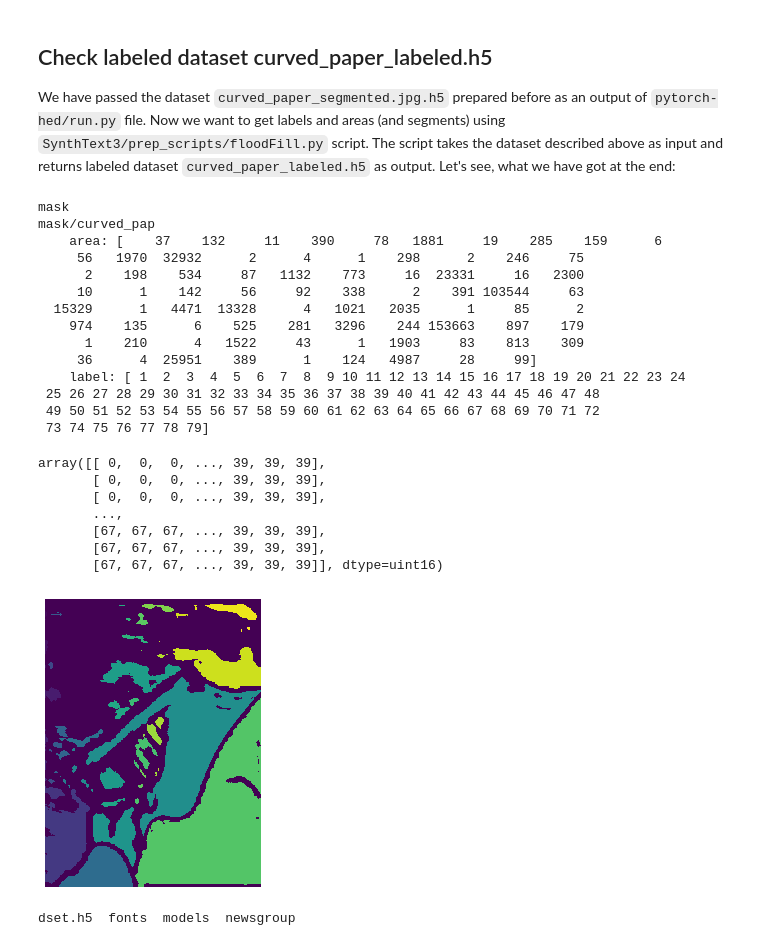
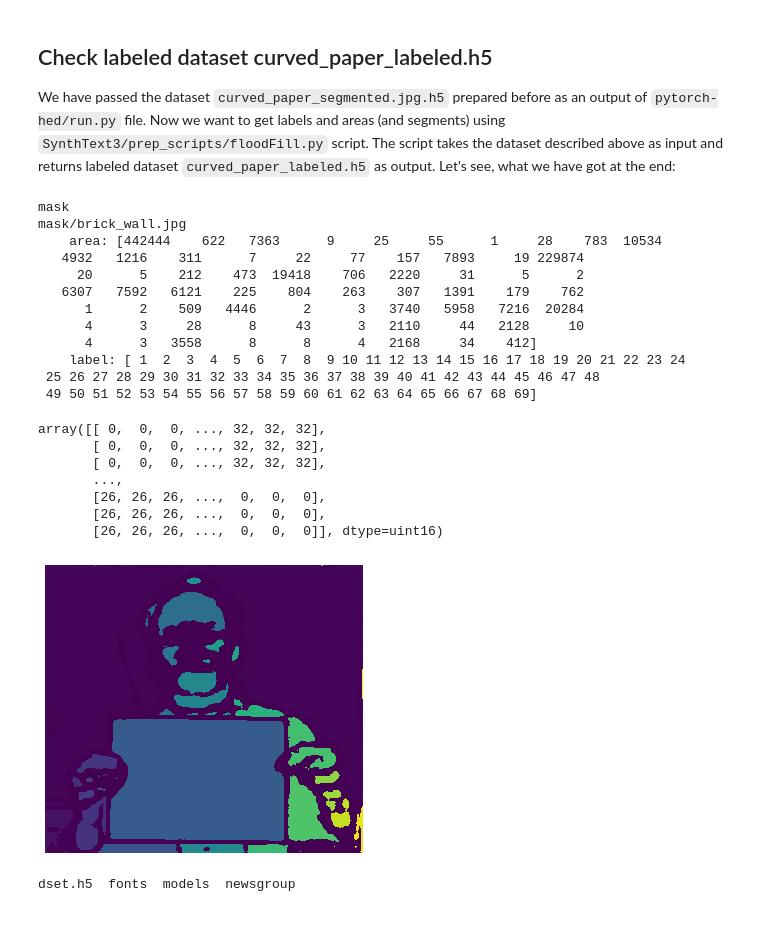
Before and after one commit to Yozh2/SynthText, a Jupyter notebook: analysis/dataset_examination.ipynb, the cells around one changed output. Cells and saved outputs as stored; diff of their text form; code cells hidden in the pictures.

```diff
--- a/analysis/dataset_examination.ipynb
+++ b/analysis/dataset_examination.ipynb
@@ -161,48 +167,46 @@ We have passed the dataset `curved_paper_segmented.jpg.h5` prepared before as an
 # %%
 labels_file = h5py.File('../data/images/labels/labels.h5', 'r')
 labels_file.visititems(print_attrs)
-labels_file['mask/curved_pap'][:][400:500, 400:500]
+labels_file['mask/brick_wall.jpg'][:][400:500, 400:500]
 # %% [output]
 mask
-mask/curved_pap
-    area: [    37    132     11    390     78   1881     19    285    159      6
-     56   1970  32932      2      4      1    298      2    246     75
-      2    198    534     87   1132    773     16  23331     16   2300
-     10      1    142     56     92    338      2    391 103544     63
-  15329      1   4471  13328      4   1021   2035      1     85      2
-    974    135      6    525    281   3296    244 153663    897    179
-      1    210      4   1522     43      1   1903     83    813    309
-     36      4  25951    389      1    124   4987     28     99]
+mask/brick_wall.jpg
+    area: [442444    622   7363      9     25     55      1     28    783  10534
+   4932   1216    311      7     22     77    157   7893     19 229874
+     20      5    212    473  19418    706   2220     31      5      2
+   6307   7592   6121    225    804    263    307   1391    179    762
+      1      2    509   4446      2      3   3740   5958   7216  20284
+      4      3     28      8     43      3   2110     44   2128     10
+      4      3   3558      8      8      4   2168     34    412]
     label: [ 1  2  3  4  5  6  7  8  9 10 11 12 13 14 15 16 17 18 19 20 21 22 23 24
  25 26 27 28 29 30 31 32 33 34 35 36 37 38 39 40 41 42 43 44 45 46 47 48
- 49 50 51 52 53 54 55 56 57 58 59 60 61 62 63 64 65 66 67 68 69 70 71 72
- 73 74 75 76 77 78 79]
+ 49 50 51 52 53 54 55 56 57 58 59 60 61 62 63 64 65 66 67 68 69]
-array([[ 0,  0,  0, ..., 39, 39, 39],
-       [ 0,  0,  0, ..., 39, 39, 39],
-       [ 0,  0,  0, ..., 39, 39, 39],
+array([[ 0,  0,  0, ..., 32, 32, 32],
+       [ 0,  0,  0, ..., 32, 32, 32],
+       [ 0,  0,  0, ..., 32, 32, 32],
        ...,
-       [67, 67, 67, ..., 39, 39, 39],
-       [67, 67, 67, ..., 39, 39, 39],
-       [67, 67, 67, ..., 39, 39, 39]], dtype=uint16)
+       [26, 26, 26, ...,  0,  0,  0],
+       [26, 26, 26, ...,  0,  0,  0],
+       [26, 26, 26, ...,  0,  0,  0]], dtype=uint16)
 # %%
 # Check the segmentation image
-pixels = labels_file['mask/curved_pap'][:]
+pixels = labels_file['mask/brick_wall.jpg'][:]
 fig, ax = plt.subplots()
 ax.set_axis_off()
 fig.subplots_adjust(bottom = 0)
 fig.subplots_adjust(top = 1)
 fig.subplots_adjust(right = 1)
 fig.subplots_adjust(left = 0)
 ax.xaxis.set_major_locator(plt.NullLocator())
 ax.yaxis.set_major_locator(plt.NullLocator())
 im = ax.imshow(pixels)
 
 # SAVE and show the image
 import os.path as osp
 fig.savefig('../data/images/labels/labels.png', bbox_inches='tight', pad_inches=0)
 plt.show()
 # %% [output]
-[figure, old version]
+[figure, new version]
 # %%
 !ls ../data
 # %% [output]
```
Also changed, not shown: parts of 3 cells of this notebook, 3 other files.
